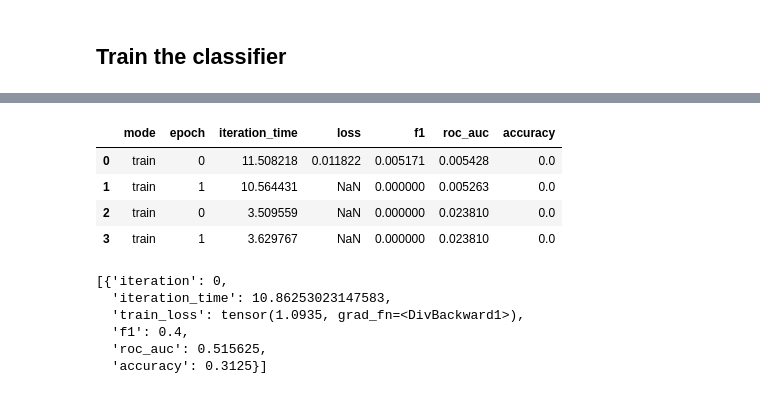
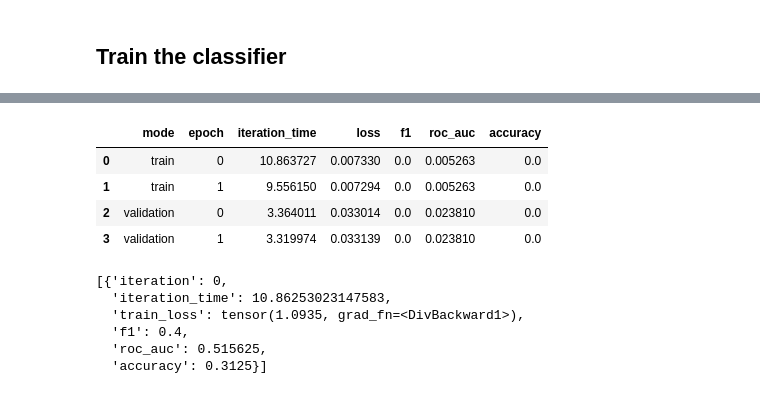
Before and after one commit to AXLMRIN/active-tigger-model-dev, a Jupyter notebook: notebooks/316_ideology_sentence.ipynb, the cells around one changed output, grey strips where cells are left out. Saved outputs shown, nothing was run; the diff lists cells and outputs as text; code cells hidden in the pictures.

```diff
--- a/notebooks/316_ideology_sentence.ipynb
+++ b/notebooks/316_ideology_sentence.ipynb
@@ -2,7 +2,7 @@
 # Parametres
 # %%
 from torch.cuda import is_available as gpu_available
-from torch import float16, Tensor
+from torch import float32, Tensor
 FILENAME : str = "../data/316_ideological_book_corpus/ibc.csv"
 
 seed : int = 42
@@ -10,7 +10,7 @@ seed : int = 42
 model_name : str = "answerdotai/ModernBERT-base"; embedding_dim : int = 768
 att_implementation : str = "flash_attention_2" if gpu_available() else "sdpa"
 device = "cuda" if gpu_available() else "cpu"
-float_dtype = float16
+float_dtype = float32
 
 from sklearn.metrics import f1_score, roc_auc_score, accuracy_score
 def classifier_metrics(y_true : Tensor, y_pred : Tensor) -> dict[str:float]:
@@ -290,12 +290,10 @@ def train_loop(batch_iterable : DataLoader) -> list[dict] :
                         last_hidden_state[:,0,:].\
                         view(parameters["DataLoader"]["batch_size"],embedding_dim ).\
                         to(float_dtype).to(device)
-
         # Proceed to the classification
-        probabilities : Tensor = sigmoid(isc(embeddings)) # (batch_size, n_labels)
-        print("probabilities:\n", probabilities)# TODELETE
+        logits : Tensor = isc(embeddings) # (batch_size, n_labels)
+        probabilities : Tensor = sigmoid(logits) # (batch_size, n_labels) NOTE à check parce que c'est pas impossible que le problème vienne d'ici
         prediction : Tensor = threshold(probabilities)
-
         # Evaluate the loss and metrics
         target : Tensor = Tensor(
             [
@@ -304,6 +302,7 @@ def train_loop(batch_iterable : DataLoader) -> list[dict] :
             ]
         )
         loss = loss_fn(probabilities, target)
+        print("Loss : ",loss)
         sum_loss += loss.item()
         metrics : dict[str:float] = classifier_metrics(target, prediction)
         for key in metrics : metrics_averaged[key] += metrics[key]
@@ -314,7 +313,6 @@ def train_loop(batch_iterable : DataLoader) -> list[dict] :
         # optimizer step
         optimizer.step()
 
-        break # TODELETE
     return {
         "iteration_time" : time() - iteration_start,
         "loss" : sum_loss / len(batch_iterable),
@@ -357,7 +355,6 @@ def eval_loop(batch_iterable):
             sum_loss += loss.item()
             metrics : dict[str:float] = classifier_metrics(target, prediction)
             for key in metrics : metrics_averaged[key] += metrics[key]
-            break # TODELETE
 
     return {
         "iteration_time" : time() - iteration_start,
@@ -425,25 +390,25 @@ probabilities:
 # %%
 # Save the results
 df : list[dict] = []
 for epoch in train_book :
     df.append({
         "mode" : "train",
         "epoch" : epoch,
         **train_book[epoch]
     })
 for epoch in validation_book :
     df.append({
-        "mode" : "train",
+        "mode" : "validation",
         "epoch" : epoch,
         **validation_book[epoch]
     })
 pd.DataFrame(df)
 # %% [output]
 |  | mode | epoch | iteration_time | loss | f1 | roc_auc | accuracy |
-| 0 | train | 0 | 11.508218 | 0.011822 | 0.005171 | 0.005428 | 0.0 |
-| 1 | train | 1 | 10.564431 | NaN | 0.000000 | 0.005263 | 0.0 |
-| 2 | train | 0 | 3.509559 | NaN | 0.000000 | 0.023810 | 0.0 |
-| 3 | train | 1 | 3.629767 | NaN | 0.000000 | 0.023810 | 0.0 |
+| 0 | train | 0 | 10.863727 | 0.007330 | 0.0 | 0.005263 | 0.0 |
+| 1 | train | 1 | 9.556150 | 0.007294 | 0.0 | 0.005263 | 0.0 |
+| 2 | validation | 0 | 3.364011 | 0.033014 | 0.0 | 0.023810 | 0.0 |
+| 3 | validation | 1 | 3.319974 | 0.033139 | 0.0 | 0.023810 | 0.0 |
 # %%
 train_book[0]
 # %% [output]
```
Also changed, not shown: parts of 2 cells of this notebook.
